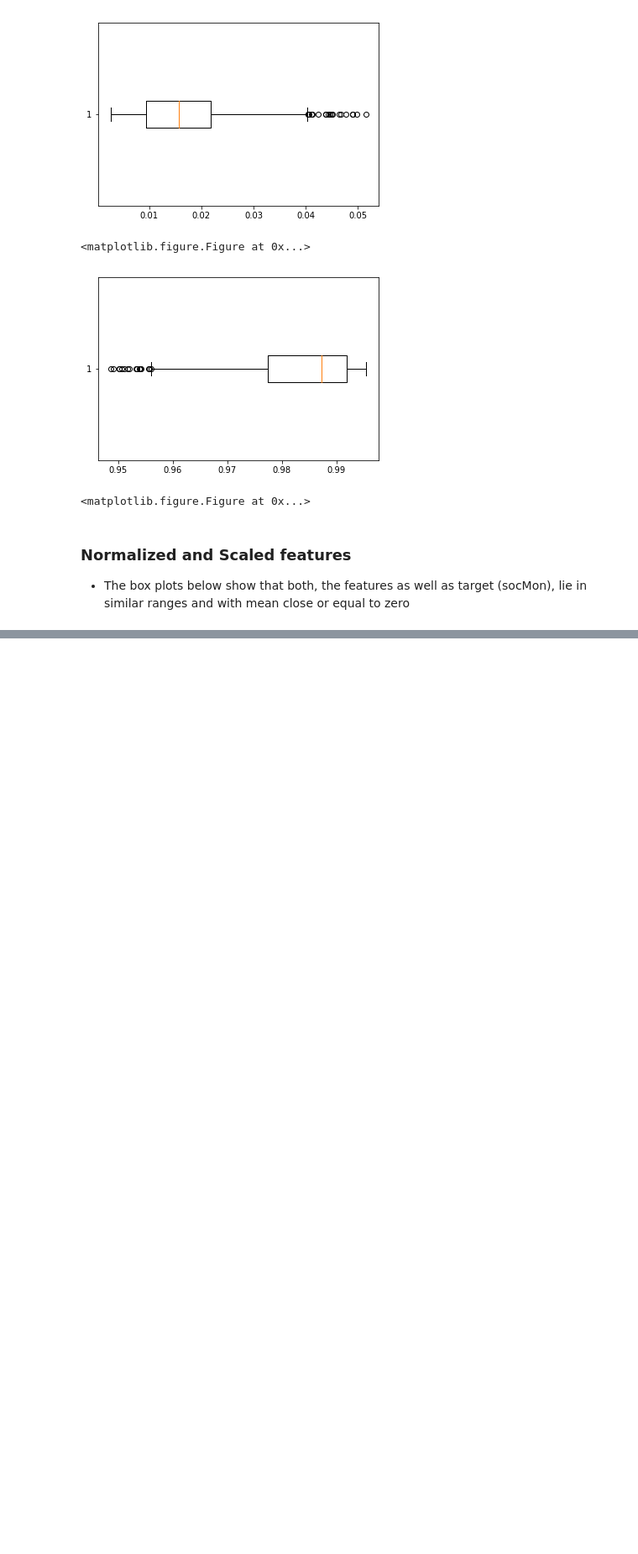
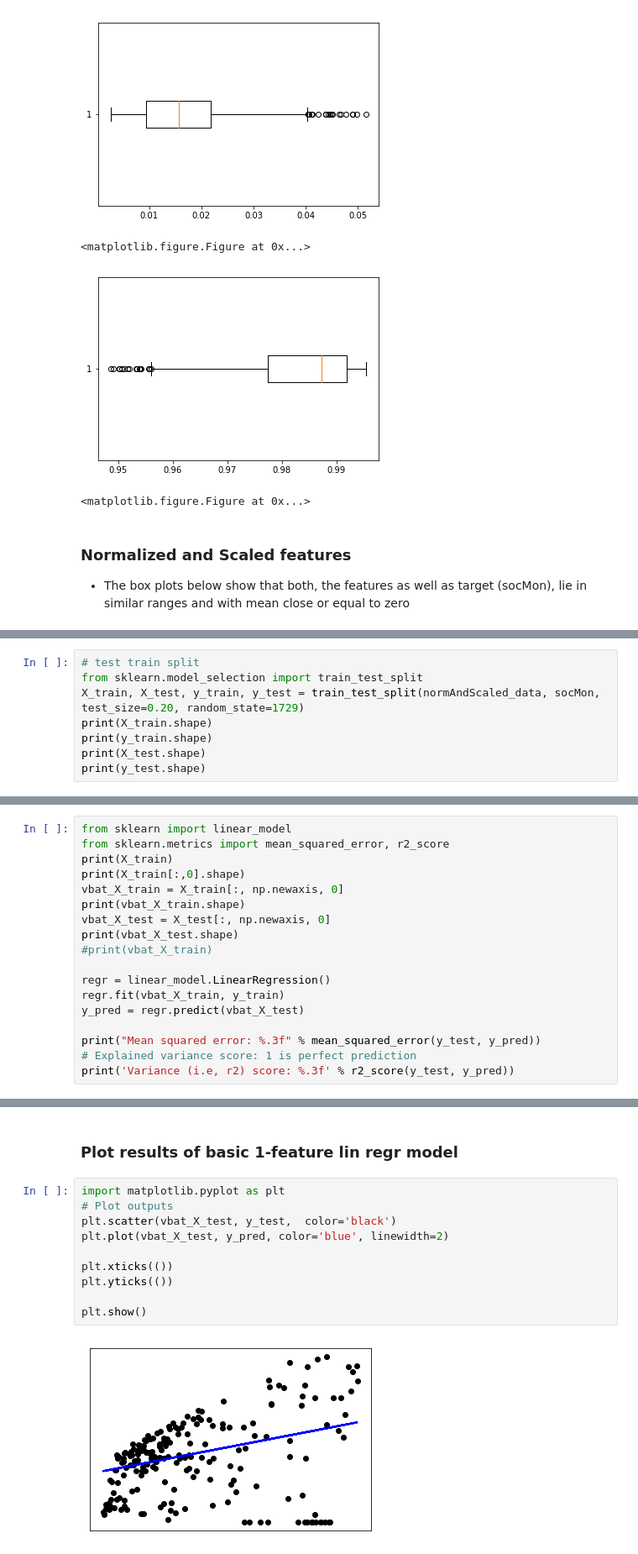
Before and after one commit to vharavu/mlnd-capstone, a Jupyter notebook: battSoC.ipynb, the cells around one changed output, grey strips where cells are left out. Shown: that part at 84% size. Drawn from its saved outputs; the diff is of its cells as text; blank space fills up the shorter version.

Commit message:
added more data cleaning, and two models

```diff
--- a/battSoC.ipynb
+++ b/battSoC.ipynb
@@ -209,0 +248,8 @@ btSoc = normAndScaled_data[:,4]
+# %%
+# test train split
+from sklearn.model_selection import train_test_split
+X_train, X_test, y_train, y_test = train_test_split(normAndScaled_data, socMon, test_size=0.20, random_state=1729)
+print(X_train.shape)
+print(y_train.shape)
+print(X_test.shape)
+print(y_test.shape)
@@ -209,0 +263,18 @@ btSoc = normAndScaled_data[:,4]
+# %%
+from sklearn import linear_model
+from sklearn.metrics import mean_squared_error, r2_score
+print(X_train)
+print(X_train[:,0].shape)
+vbat_X_train = X_train[:, np.newaxis, 0]
+print(vbat_X_train.shape)
+vbat_X_test = X_test[:, np.newaxis, 0]
+print(vbat_X_test.shape)
+#print(vbat_X_train)
+
+regr = linear_model.LinearRegression()
+regr.fit(vbat_X_train, y_train)
+y_pred = regr.predict(vbat_X_test)
+
+print("Mean squared error: %.3f" % mean_squared_error(y_test, y_pred))
+# Explained variance score: 1 is perfect prediction
+print('Variance (i.e, r2) score: %.3f' % r2_score(y_test, y_pred))
@@ -209,0 +294,14 @@ btSoc = normAndScaled_data[:,4]
+# %% [markdown]
+### Plot results of basic 1-feature lin regr model
+# %%
+import matplotlib.pyplot as plt
+# Plot outputs
+plt.scatter(vbat_X_test, y_test,  color='black')
+plt.plot(vbat_X_test, y_pred, color='blue', linewidth=2)
+
+plt.xticks(())
+plt.yticks(())
+
+plt.show()
+# %% [output]
+[figure, added]
```
Also changed, not shown: parts of 14 cells of this notebook.
